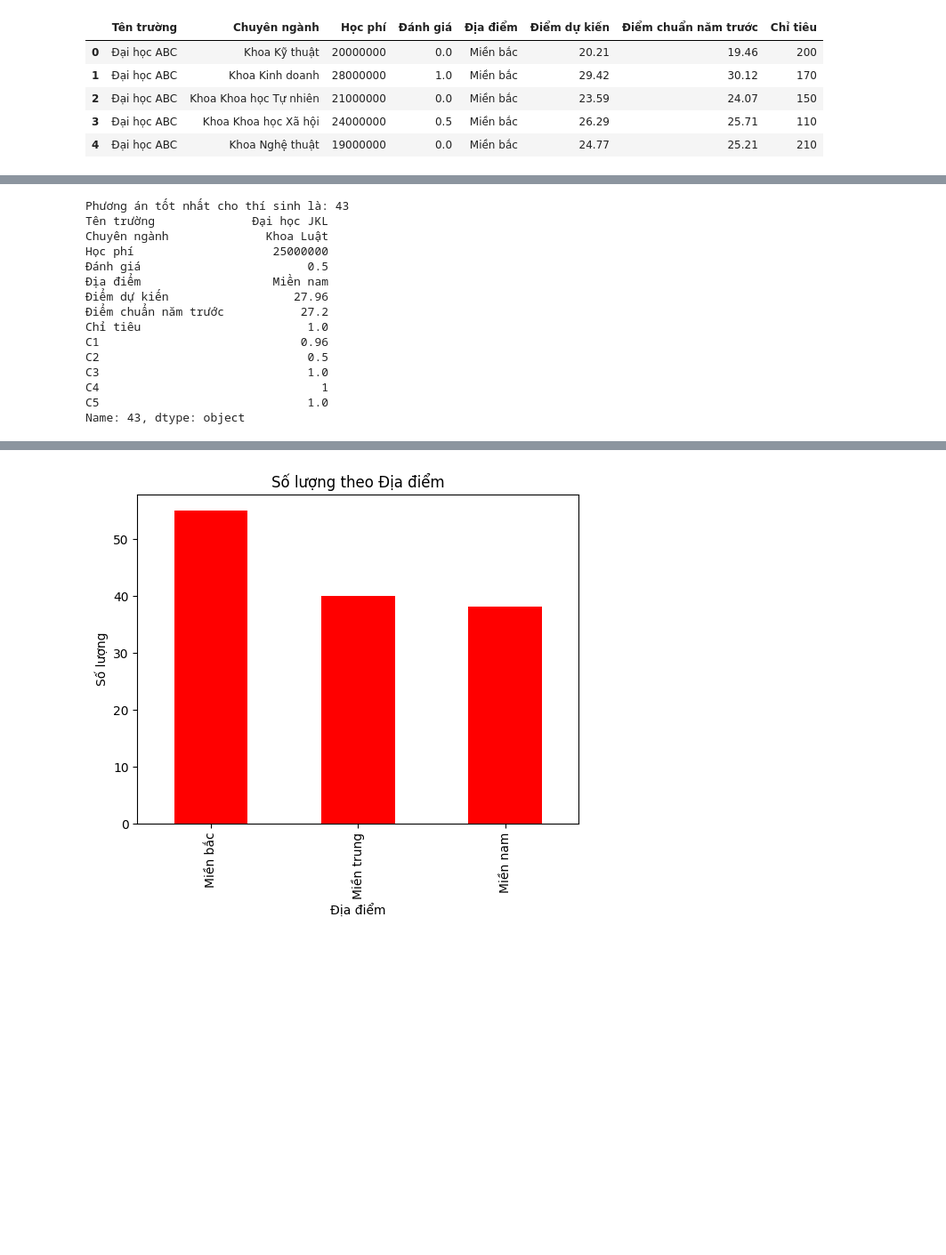
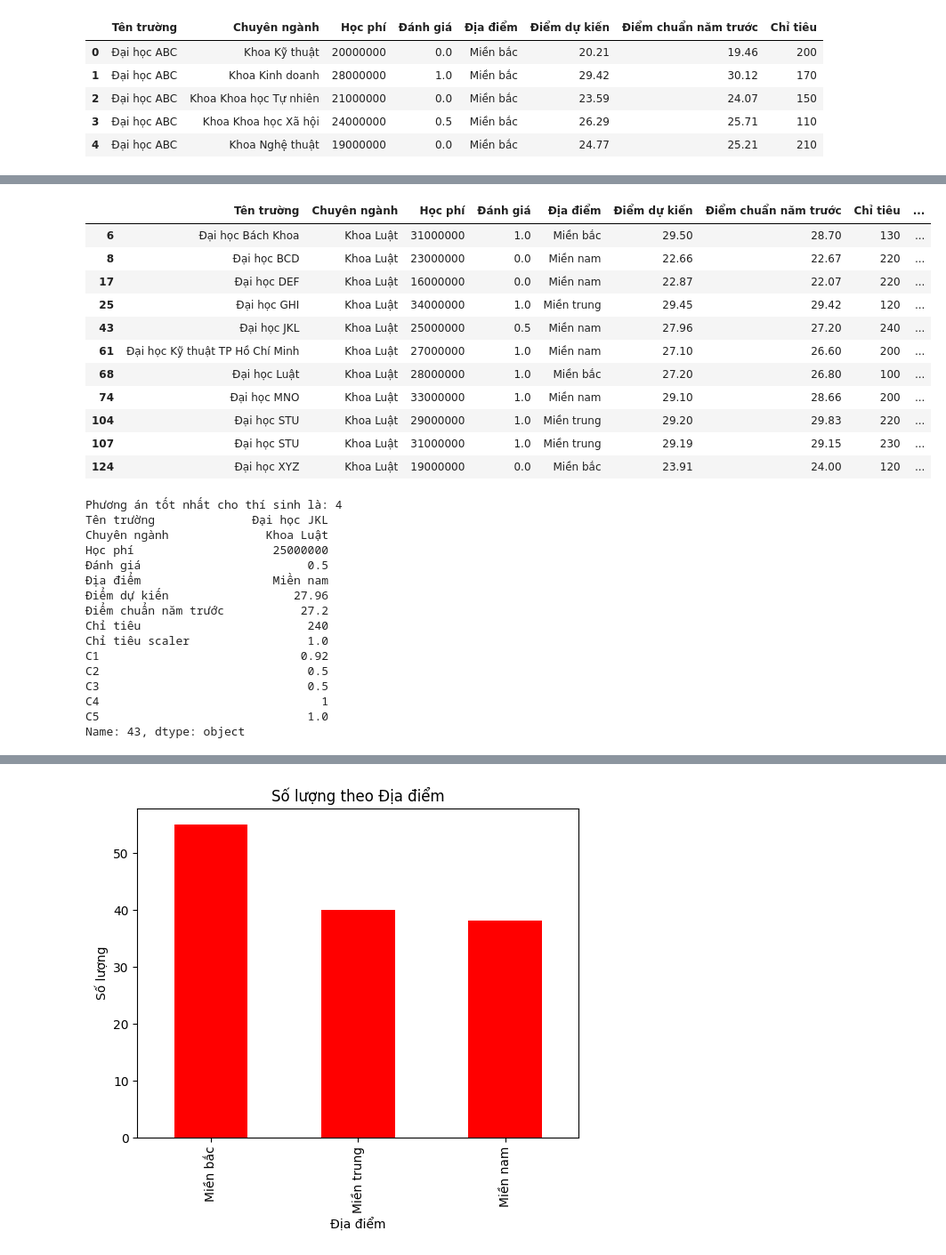
Before and after one commit to hakichi307/Decision-support-system, a Jupyter notebook: NguyenVong.ipynb, the cells around one changed output, grey strips where cells are left out. Shown: that part at 89% size. Cells and saved outputs as stored; diff of their text form; code cells hidden in the pictures; blank space fills up the shorter version.

```diff
--- a/NguyenVong.ipynb
+++ b/NguyenVong.ipynb
@@ -52,13 +55,13 @@ print(B3)
 # %%
+
 C2D = [[] for i in range(5)]
-for i in range(len(df)):
-
-    A1 = df['Học phí'][i]
-    A2 = df['Đánh giá'][i]
-    A3 = dia_diem_dict[df['Địa điểm'][i]]
-    A4 = df['Điểm dự kiến'][i]
-    A5 = df['Điểm chuẩn năm trước'][i]
-    A6 = df['Chỉ tiêu'][i]
+for i in range(len(kq)):
+    A1 = kq['Học phí'].iloc[i]
+    A2 = kq['Đánh giá'].iloc[i]
+    A3 = dia_diem_dict[kq['Địa điểm'].iloc[i]]
+    A4 = kq['Điểm dự kiến'].iloc[i]
+    A5 = kq['Điểm chuẩn năm trước'].iloc[i]
+    A6 = kq['Chỉ tiêu scaler'].iloc[i]
 
     # Sự phù hợp về học phí
     if B1 >= 2 * A1:
@@ -67,7 +70,6 @@ for i in range(len(df)):
         C1 = 0
     else: # A1 <  B1  < 2A1
         C1 = 1 - (B1 - A1) / A1
-    print(C1)
     # Đánh giá trường
     C2 = A2  #A2 = 0 :  đánh giá trường trung bình
              #A2 = 0.5 : đánh giá trường tốt
@@ -100,9 +102,9 @@ for i in range(len(df)):
     C2D[4].append(C5)
     # Thêm mảng vào danh sách
     C_list.append(C)
-df['C1'] = C2D[0]
-df['C2'] = C2D[1]
-df['C3'] = C2D[2]
-df['C4'] = C2D[3]
-df['C5'] = C2D[4]
+kq['C1'] = C2D[0]
+kq['C2'] = C2D[1]
+kq['C3'] = C2D[2]
+kq['C4'] = C2D[3]
+kq['C5'] = C2D[4]
 # %% [output]
@@ -142,3 +128,18 @@ df
+# %%
+kq
+# %% [output]
+|  | Tên trường | Chuyên ngành | Học phí | Đánh giá | Địa điểm | Điểm dự kiến | Điểm chuẩn năm trước | Chỉ tiêu | ... |
+| 6 | Đại học Bách Khoa | Khoa Luật | 31000000 | 1.0 | Miền bắc | 29.50 | 28.70 | 130 | ... |
+| 8 | Đại học BCD | Khoa Luật | 23000000 | 0.0 | Miền nam | 22.66 | 22.67 | 220 | ... |
+| 17 | Đại học DEF | Khoa Luật | 16000000 | 0.0 | Miền nam | 22.87 | 22.07 | 220 | ... |
+| 25 | Đại học GHI | Khoa Luật | 34000000 | 1.0 | Miền trung | 29.45 | 29.42 | 120 | ... |
+| 43 | Đại học JKL | Khoa Luật | 25000000 | 0.5 | Miền nam | 27.96 | 27.20 | 240 | ... |
+| 61 | Đại học Kỹ thuật TP Hồ Chí Minh | Khoa Luật | 27000000 | 1.0 | Miền nam | 27.10 | 26.60 | 200 | ... |
+| 68 | Đại học Luật | Khoa Luật | 28000000 | 1.0 | Miền bắc | 27.20 | 26.80 | 100 | ... |
+| 74 | Đại học MNO | Khoa Luật | 33000000 | 1.0 | Miền nam | 29.10 | 28.66 | 200 | ... |
+| 104 | Đại học STU | Khoa Luật | 29000000 | 1.0 | Miền trung | 29.20 | 29.83 | 220 | ... |
+| 107 | Đại học STU | Khoa Luật | 31000000 | 1.0 | Miền trung | 29.19 | 29.15 | 230 | ... |
+| 124 | Đại học XYZ | Khoa Luật | 19000000 | 0.0 | Miền bắc | 23.91 | 24.00 | 120 | ... |
 # %%
 # Chuyển đổi danh sách thành một ma trận
 C_matrix = np.array(C_list)
@@ -166,9 +167,9 @@ S = D_worst / (D_opt + D_worst) # Độ tương tự
 # Chọn phương án có độ tương tự cao nhất là phương án tốt nhất cho bài toán
 best_index = np.argmax(S) # Chỉ số của phần tử lớn nhất trong mảng
 print(f"Phương án tốt nhất cho thí sinh là: {best_index}")
-print(df.iloc[best_index])
+print(kq.iloc[best_index])
 # %% [output]
-Phương án tốt nhất cho thí sinh là: 43
+Phương án tốt nhất cho thí sinh là: 4
 Tên trường              Đại học JKL
 Chuyên ngành              Khoa Luật
 Học phí                    25000000
@@ -176,10 +177,11 @@ Học phí                    25000000
 Địa điểm                   Miền nam
 Điểm dự kiến                  27.96
 Điểm chuẩn năm trước           27.2
-Chỉ tiêu                        1.0
-C1                             0.96
+Chỉ tiêu                        240
+Chỉ tiêu scaler                 1.0
+C1                             0.92
 C2                              0.5
-C3                              1.0
+C3                              0.5
 C4                                1
 C5                              1.0
 Name: 43, dtype: object
```
Also changed, not shown: parts of 12 cells of this notebook, 2 other files.
